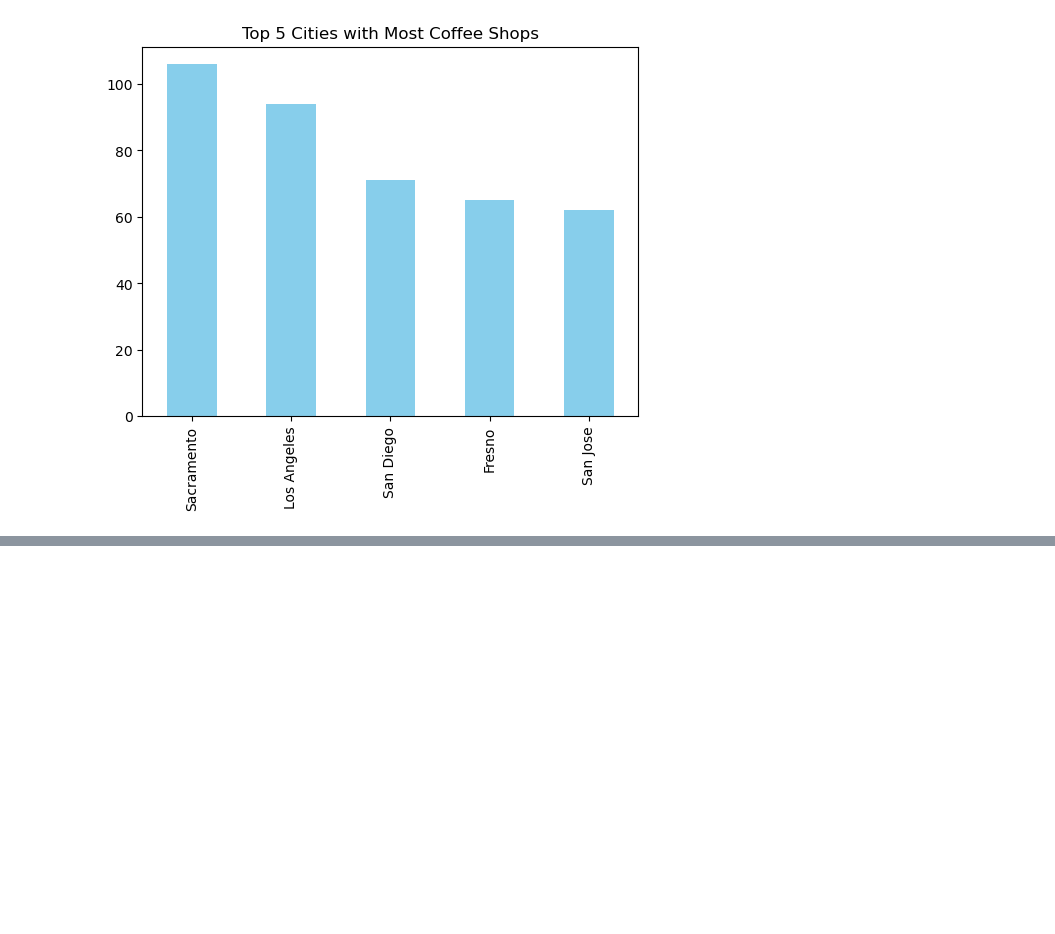
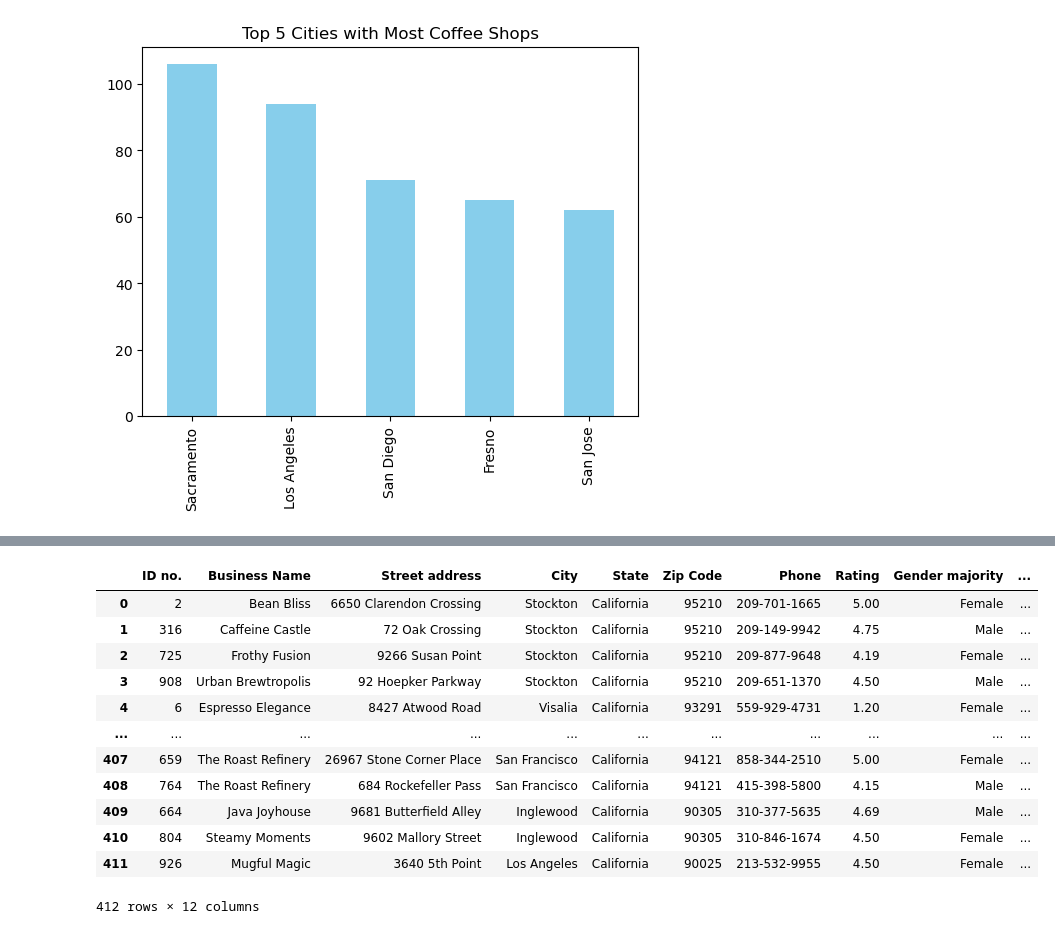
Before and after one commit to matovu-ronald/coffee_shop_predictions, a Jupyter notebook: coffee_shop_predictions.ipynb, the cells around one changed output, grey strips where cells are left out. Cells and saved outputs as stored; diff of their text form; code cells hidden in the pictures; blank space fills up the shorter version.

```diff
--- a/coffee_shop_predictions.ipynb
+++ b/coffee_shop_predictions.ipynb
@@ -97,0 +134,3 @@ ax = coffe_shop_df["Business Name"].value_counts().head(10).plot(kind="bar", col
+# %%
+# Apply the function to the "Geocode" column
+population["Zip Code"] = population["Geography"].apply(find_zip_code)
@@ -97,0 +146,4 @@ ax = coffe_shop_df["Business Name"].value_counts().head(10).plot(kind="bar", col
+# %%
+# Merge the two dataframes on the "Zip Code" column
+coffe_shop_data = coffe_shop_df.copy() # make a copy of the coffee shop data
+combined_coffee_shop_data_with_popn = pd.merge(coffe_shop_data, population, on="Zip Code")
@@ -97,0 +160,5 @@ ax = coffe_shop_df["Business Name"].value_counts().head(10).plot(kind="bar", col
+# %%
+# Remove all other columns from the population data set except the
+# Total population
+columns = coffe_shop_data.columns.values.tolist()+["Total"]
+columns
@@ -97,0 +178,18 @@ ax = coffe_shop_df["Business Name"].value_counts().head(10).plot(kind="bar", col
+# %%
+combined_coffee_shop_data_with_popn = combined_coffee_shop_data_with_popn[columns]
+# %%
+combined_coffee_shop_data_with_popn
+# %% [output]
+|  | ID no. | Business Name | Street address | City | State | Zip Code | Phone | Rating | Gender majority | ... |
+| 0 | 2 | Bean Bliss | 6650 Clarendon Crossing | Stockton | California | 95210 | 209-701-1665 | 5.00 | Female | ... |
+| 1 | 316 | Caffeine Castle | 72 Oak Crossing | Stockton | California | 95210 | 209-149-9942 | 4.75 | Male | ... |
+| 2 | 725 | Frothy Fusion | 9266 Susan Point | Stockton | California | 95210 | 209-877-9648 | 4.19 | Female | ... |
+| 3 | 908 | Urban Brewtropolis | 92 Hoepker Parkway | Stockton | California | 95210 | 209-651-1370 | 4.50 | Male | ... |
+| 4 | 6 | Espresso Elegance | 8427 Atwood Road | Visalia | California | 93291 | 559-929-4731 | 1.20 | Female | ... |
+| ... | ... | ... | ... | ... | ... | ... | ... | ... | ... | ... |
+| 407 | 659 | The Roast Refinery | 26967 Stone Corner Place | San Francisco | California | 94121 | 858-344-2510 | 5.00 | Female | ... |
+| 408 | 764 | The Roast Refinery | 684 Rockefeller Pass | San Francisco | California | 94121 | 415-398-5800 | 4.15 | Male | ... |
+| 409 | 664 | Java Joyhouse | 9681 Butterfield Alley | Inglewood | California | 90305 | 310-377-5635 | 4.69 | Male | ... |
+| 410 | 804 | Steamy Moments | 9602 Mallory Street | Inglewood | California | 90305 | 310-846-1674 | 4.50 | Female | ... |
+| 411 | 926 | Mugful Magic | 3640 5th Point | Los Angeles | California | 90025 | 213-532-9955 | 4.50 | Female | ... |
+412 rows × 12 columns
```
Also changed, not shown: parts of 25 cells of this notebook.
